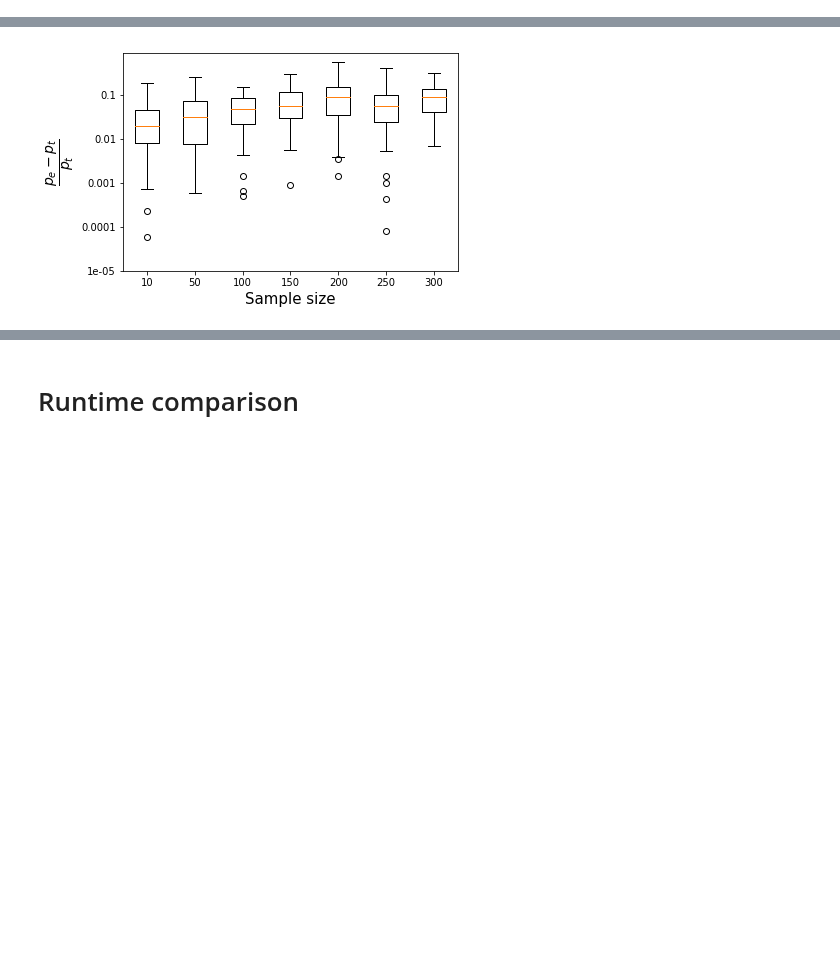
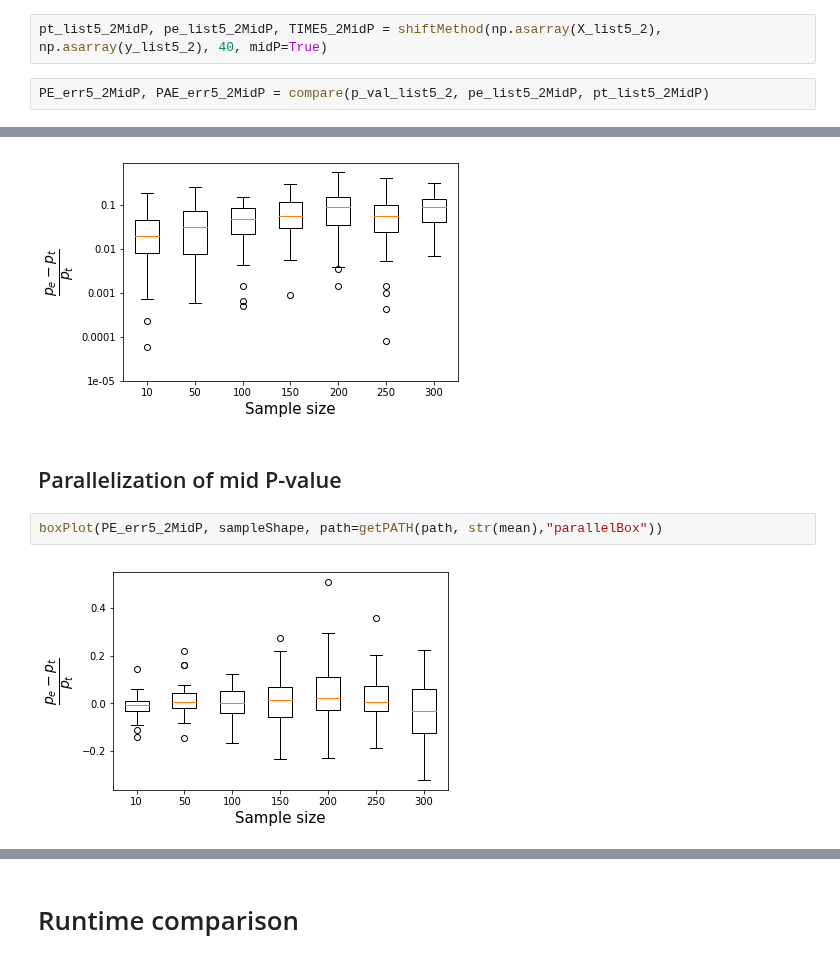
Before and after one commit to statisticalbiotechnology/parallelPermutationTest, a Jupyter notebook: Comparison 2 Parallelized vs Fast approximation.ipynb, the cells around one changed output, grey strips where cells are left out. Drawn from its saved outputs; the diff is of its cells as text; blank space fills up the shorter version.

```diff
--- a/Comparison 2 Parallelized vs Fast approximation.ipynb
+++ b/Comparison 2 Parallelized vs Fast approximation.ipynb
@@ -200,6 +200,10 @@ X_list5_2, y_list5_2, p_val_list5_2, time_listMc5_2 = loadMcResult(sampleShape,
 pt_list5_2, pe_list5_2, TIME5_2 = shiftMethod(np.asarray(X_list5_2), np.asarray(y_list5_2), 40)
 # %%
 PE_err5_2, PAE_err5_2 = compare(p_val_list5_2, pe_list5_2, pt_list5_2)
+# %%
+pt_list5_2MidP, pe_list5_2MidP, TIME5_2MidP = shiftMethod(np.asarray(X_list5_2), np.asarray(y_list5_2), 40, midP=True)
+# %%
+PE_err5_2MidP, PAE_err5_2MidP = compare(p_val_list5_2, pe_list5_2MidP, pt_list5_2MidP)
 # %% [markdown]
 ## Approximation of P-value
 # %%
@@ -224,3 +228,9 @@ boxPlot(np.log10(np.abs(PE_err5_2)), sampleShape,
 log=True, MAX=np.max(PE_err5_2), MIN=np.min(PE_err5_2))
 # %% [output]
 [figure]
+# %% [markdown]
+## Parallelization of mid P-value
+# %%
+boxPlot(PE_err5_2MidP, sampleShape, path=getPATH(path, str(mean),"parallelBox"))
+# %% [output]
+[figure, added]
```
Also changed, not shown: parts of 33 cells of this notebook, 21 other files.
